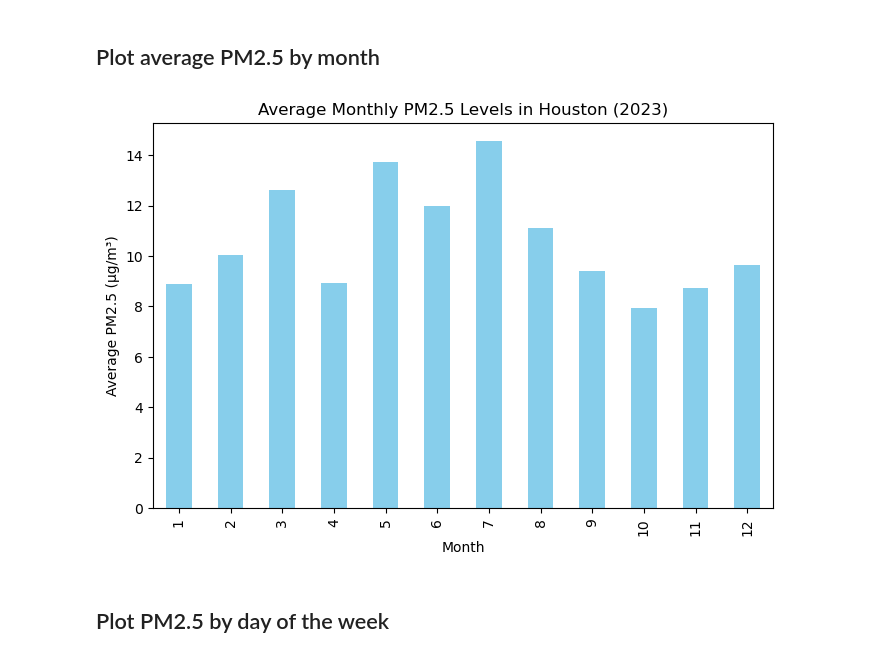
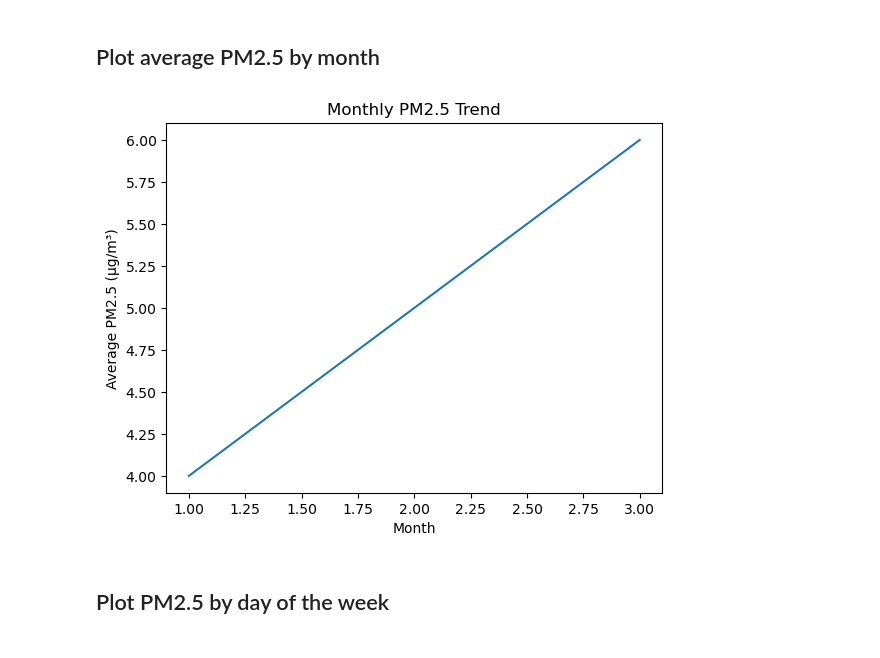
Before and after one commit to Emychisom/Air-Quality-Analysis-Houston-Texas, a Jupyter notebook: AirQualittyAnalysis.ipynb, the cells around one changed output. Cells and saved outputs as stored; diff of their text form; code cells hidden in the pictures.

Commit message:
Save local changes before pulling

```diff
--- a/AirQualittyAnalysis.ipynb
+++ b/AirQualittyAnalysis.ipynb
@@ -119,16 +119,21 @@ plt.show()
 # %% [markdown]
 ## Plot average PM2.5 by month
 # %%
-monthly_avg = df.groupby('Month')['Daily Mean PM2.5 Concentration'].mean()
+import os
+import matplotlib.pyplot as plt
 
-plt.figure(figsize=(8,5))
-monthly_avg.plot(kind='bar', color='skyblue')
-plt.title('Average Monthly PM2.5 Levels in Houston (2023)')
-plt.xlabel('Month')
-plt.ylabel('Average PM2.5 (µg/m³)')
+# Create the directory if it doesn't exist
+os.makedirs("plots", exist_ok=True)
+
+# Then plot and save your figure
+plt.plot([1, 2, 3], [4, 5, 6])  # replace with your actual plot
+plt.title("Monthly PM2.5 Trend")
+plt.xlabel("Month")
+plt.ylabel("Average PM2.5 (µg/m³)")
+plt.savefig("plots/monthly_pm25_trend.png")
 plt.show()
 # %% [output]
-[figure, old version]
+[figure, new version]
 # %% [markdown]
 ## Plot PM2.5 by day of the week
 # %%
```
Also changed, not shown: parts of 1 cell of this notebook.
